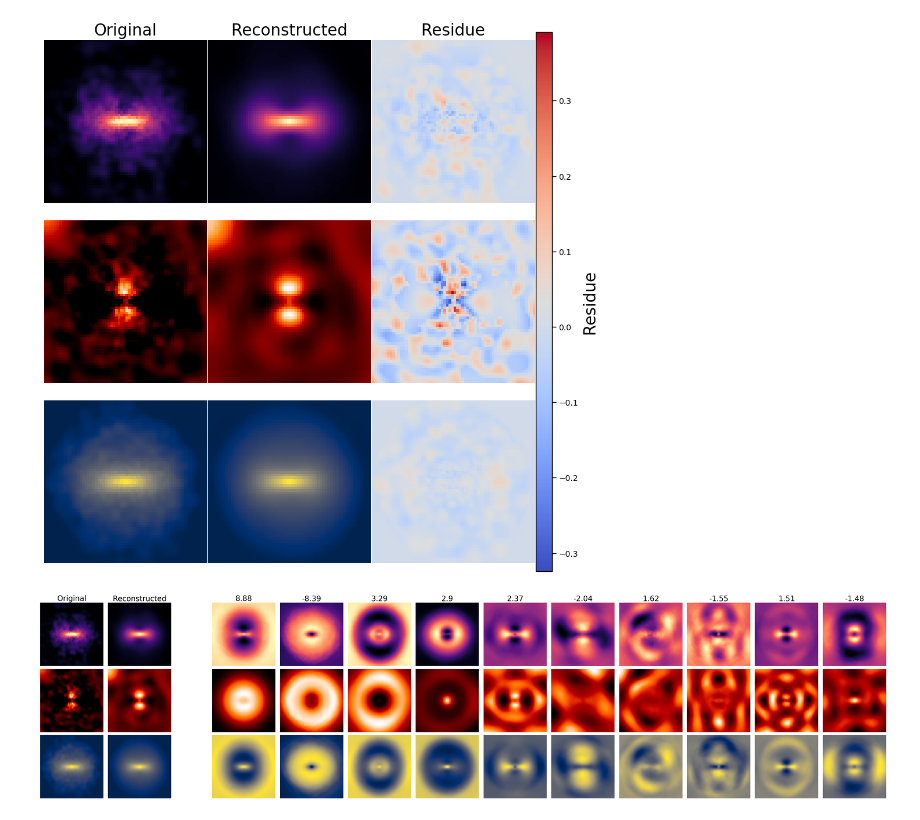
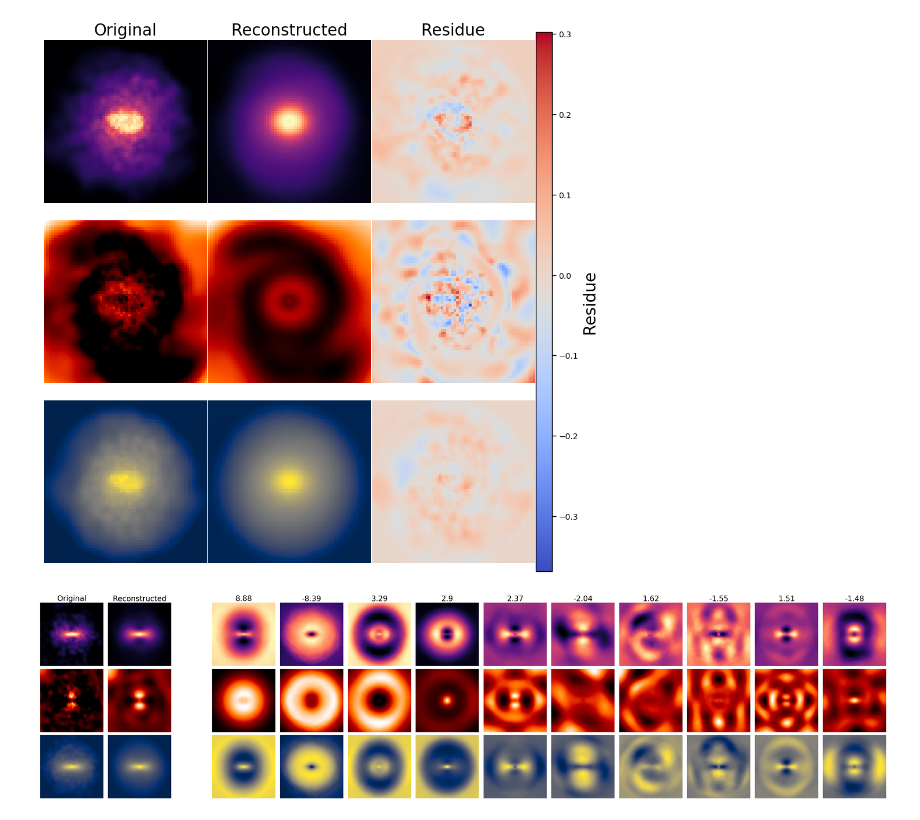
Before and after one commit to ufuk-cakir/MEGS, a Jupyter notebook: paper/decomposition.ipynb, the cells around one changed output. Cells and saved outputs as stored; diff of their text form; code cells hidden in the pictures.

Commit message:
work on plots

```diff
--- a/paper/decomposition.ipynb
+++ b/paper/decomposition.ipynb
@@ -104,7 +104,7 @@ figsize=(10,10)
 galindex = 10
 n_components = 60
 # %%
-galindex = 30
+galindex = 24
 
 
 og = original[galindex]
@@ -115,7 +115,7 @@ eig = eigen[:n_components]
 
 
 # savepath = None
-savepath = f"reconstruction_{galindex}.pdf"
+savepath = None
 
 
 
@@ -144,34 +144,34 @@ for i in range(3):
     ax1.axis("off")
 
     ax2 = fig.add_subplot(gs[i, 1])
     ax2.imshow(reconstructed[i], cmap=cmap[fields[i]])
 
 
     ax2.axis("off")
 
     ax3 = fig.add_subplot(gs[i, 2])
     im = ax3.imshow(residue[i], cmap="coolwarm", vmin=residue_min, vmax=residue_max)
 
     if i==0:
         ax1.set_title(f"Original",fontsize=labelsize)
         ax2.set_title(f"Reconstructed", fontsize=labelsize)
         ax3.set_title(f"Residue", fontsize=labelsize)
 
     ax3.axis("off")
 
 # Add a single colorbar on the right side
 cax = fig.add_subplot(gs[:, 3])
 cbar = plt.colorbar(im, cax=cax)
 cbar.ax.tick_params(labelsize=10)
 cbar.set_label("Residue", fontsize=labelsize)
 
 plt.tight_layout(w_pad=w_pad,h_pad=h_pad)
 
 if savepath is not None:
     plt.savefig(savepath, dpi=300, bbox_inches='tight')
 plt.show()
 # %% [output]
-[figure, old version]
+[figure, new version]
 # %%
 
 galindex = 30
```
Also changed, not shown: 16 other files.
